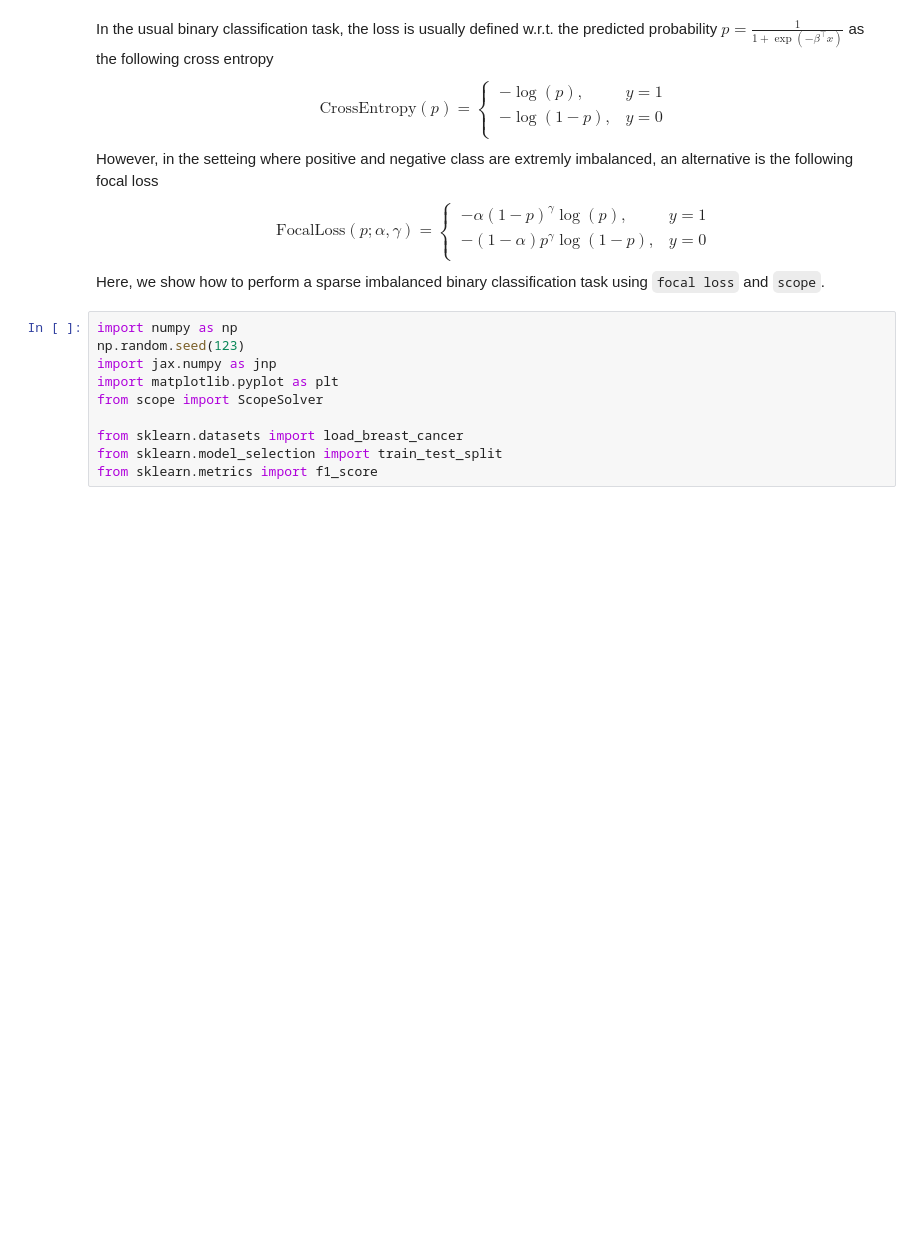
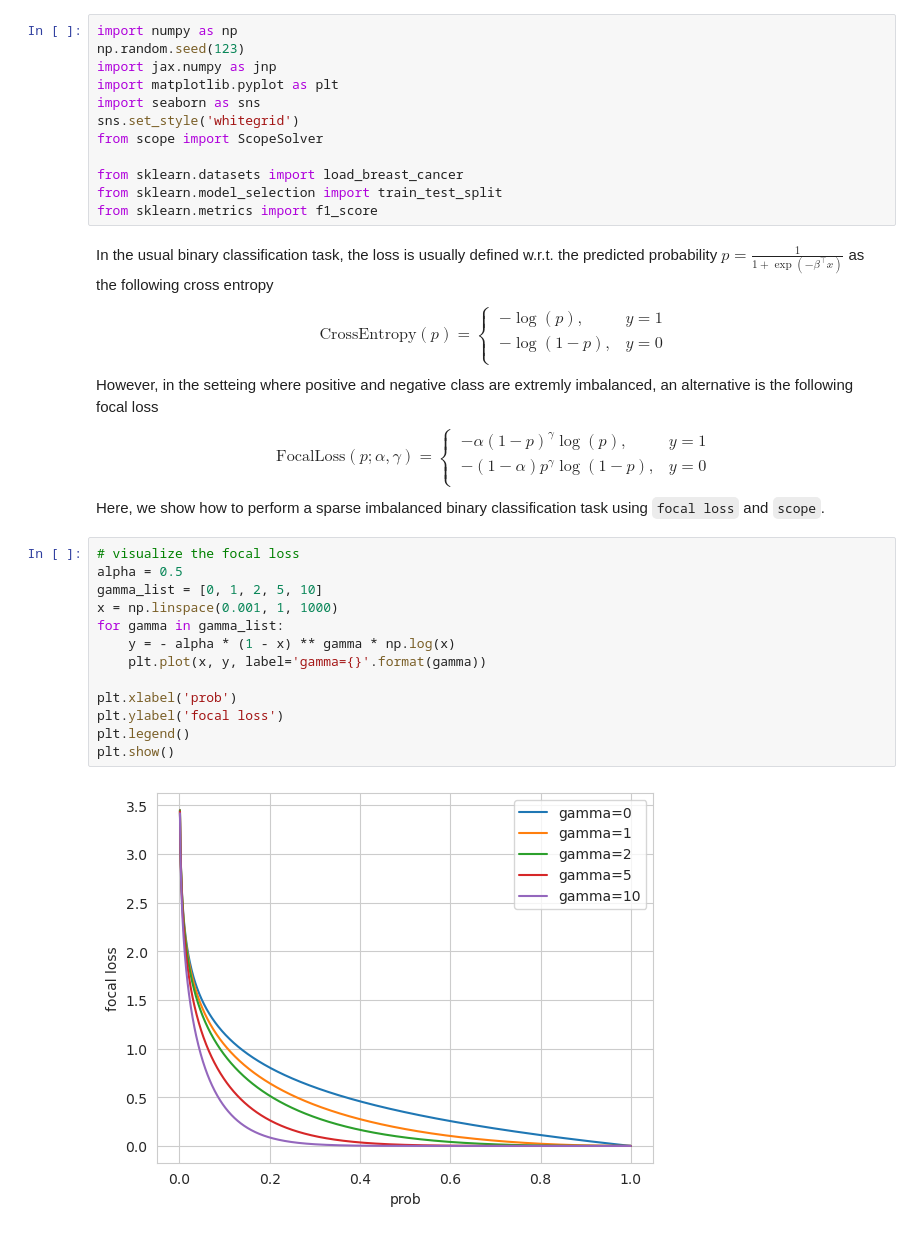
Before and after one commit to abess-team/skscope, a Jupyter notebook: docs/source/examples/Other/focal-loss-with-imbalanced-data.ipynb, the cells around one changed output. Cells and saved outputs as stored; diff of their text form; blank space fills up the shorter version.

Commit message:
visualize the focal loss

```diff
--- a/docs/source/examples/Other/focal-loss-with-imbalanced-data.ipynb
+++ b/docs/source/examples/Other/focal-loss-with-imbalanced-data.ipynb
@@ -1,3 +1,15 @@
+# %%
+import numpy as np
+np.random.seed(123)
+import jax.numpy as jnp
+import matplotlib.pyplot as plt
+import seaborn as sns
+sns.set_style('whitegrid')
+from scope import ScopeSolver
+
+from sklearn.datasets import load_breast_cancer
+from sklearn.model_selection import train_test_split
+from sklearn.metrics import f1_score
 # %% [markdown]
 In the usual binary classification task, the loss is usually defined w.r.t. the predicted probability $p=\frac{1}{1+\exp(-\beta^{\top}x)}$ as the following cross entropy
 $$
@@ -18,16 +30,21 @@ $$
 \right.
 $$
 Here, we show how to perform a sparse imbalanced binary classification task using ``focal loss`` and ``scope``.
-# %%
-import numpy as np
-np.random.seed(123)
-import jax.numpy as jnp
-import matplotlib.pyplot as plt
-from scope import ScopeSolver
-
-from sklearn.datasets import load_breast_cancer
-from sklearn.model_selection import train_test_split
-from sklearn.metrics import f1_score
+# %%
+# visualize the focal loss
+alpha = 0.5
+gamma_list = [0, 1, 2, 5, 10]
+x = np.linspace(0.001, 1, 1000)
+for gamma in gamma_list:
+    y = - alpha * (1 - x) ** gamma * np.log(x)
+    plt.plot(x, y, label='gamma={}'.format(gamma))
+
+plt.xlabel('prob')
+plt.ylabel('focal loss')
+plt.legend()
+plt.show()
+# %% [output]
+[figure, added]
 # %%
 X, y = load_breast_cancer(return_X_y=True)
 idx_drop = np.where(y==0)[0][:170]
```
Also changed, not shown: parts of 3 cells of this notebook.
